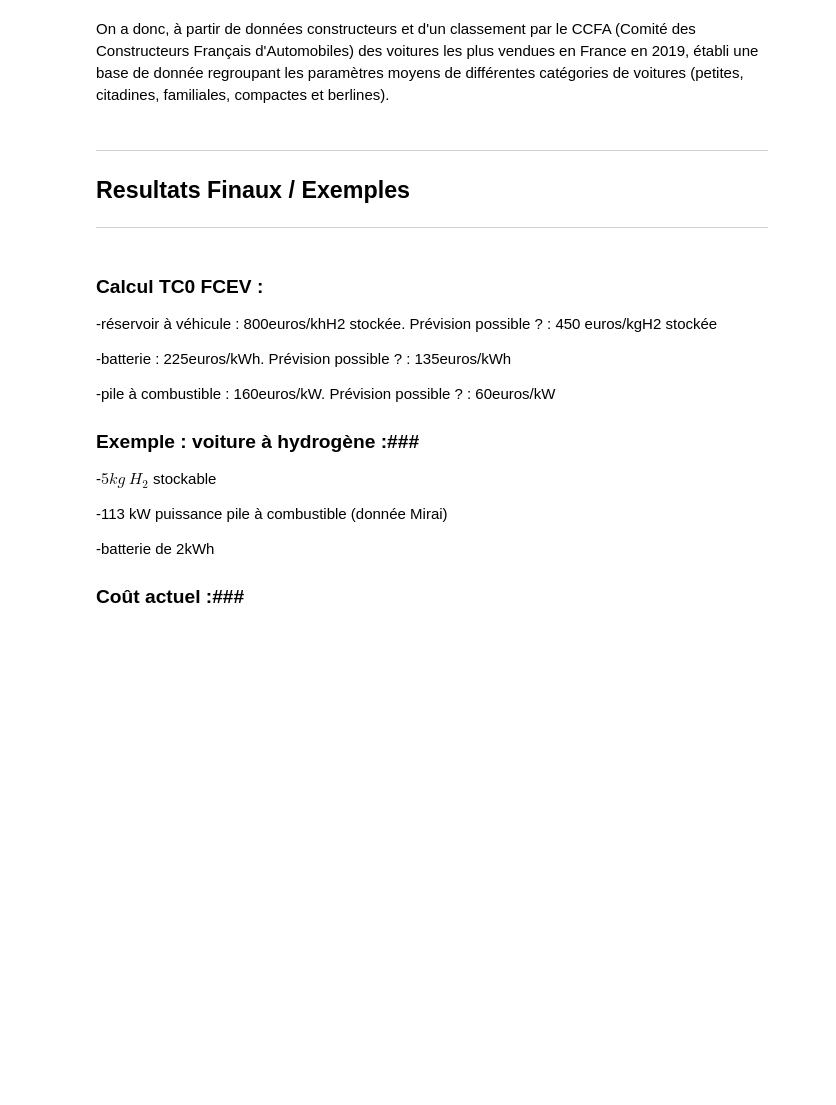
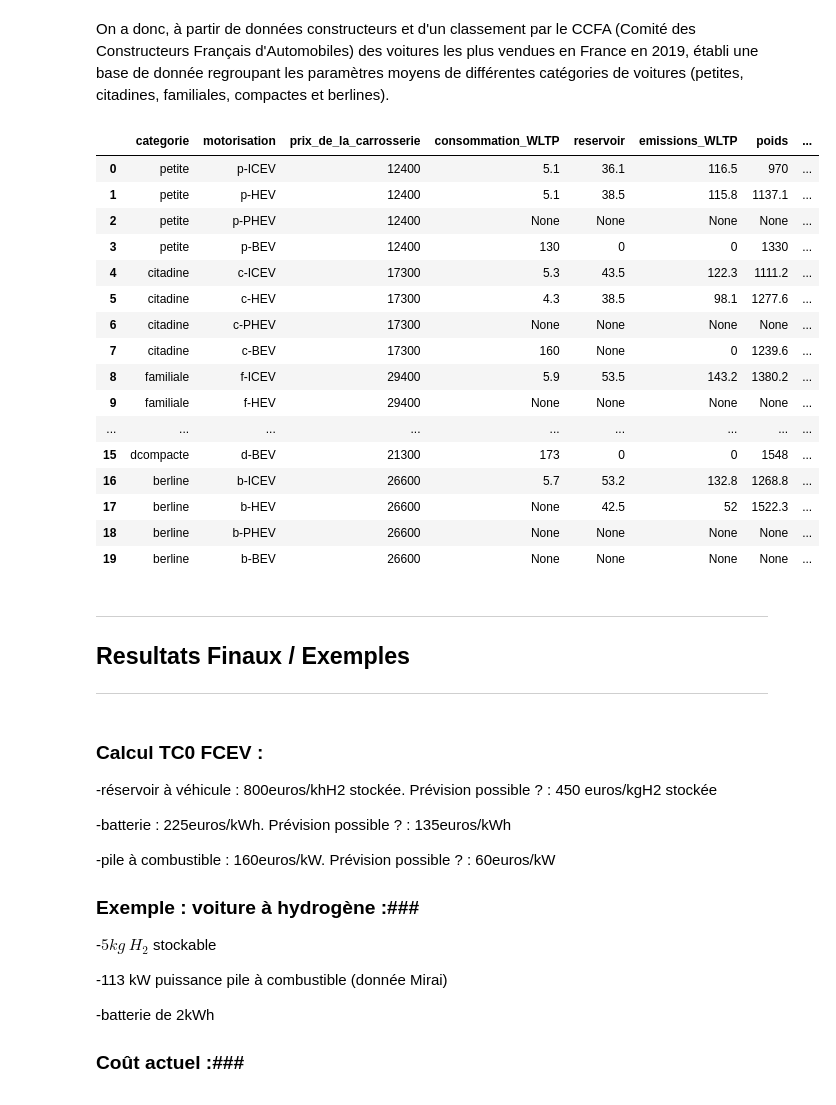
Before and after one commit to david-bretaud/MIG, a Jupyter notebook: support1.ipynb, the cells around one changed output. Cells and saved outputs as stored; diff of their text form; code cells hidden in the pictures; blank space fills up the shorter version.

```diff
--- a/support1.ipynb
+++ b/support1.ipynb
@@ -360,7 +361,25 @@ Concernant la consommation de carburant, elle dépend nécessairement du moteur
 # %% [markdown]
 On a donc, à partir de données constructeurs et d'un classement par le CCFA (Comité des Constructeurs Français d'Automobiles) des voitures les plus vendues en France en 2019, établi une base de donnée regroupant les paramètres moyens de différentes catégories de voitures (petites, citadines, familiales, compactes et berlines).
 # %%
-pd.read_csv('Classeur5.csv')
+pd.read_csv('base_voiture.csv')
+# %% [output]
+|  | categorie | motorisation | prix_de_la_carrosserie | consommation_WLTP | reservoir | emissions_WLTP | poids | ... |
+| 0 | petite | p-ICEV | 12400 | 5.1 | 36.1 | 116.5 | 970 | ... |
+| 1 | petite | p-HEV | 12400 | 5.1 | 38.5 | 115.8 | 1137.1 | ... |
+| 2 | petite | p-PHEV | 12400 | None | None | None | None | ... |
+| 3 | petite | p-BEV | 12400 | 130 | 0 | 0 | 1330 | ... |
+| 4 | citadine | c-ICEV | 17300 | 5.3 | 43.5 | 122.3 | 1111.2 | ... |
+| 5 | citadine | c-HEV | 17300 | 4.3 | 38.5 | 98.1 | 1277.6 | ... |
+| 6 | citadine | c-PHEV | 17300 | None | None | None | None | ... |
+| 7 | citadine | c-BEV | 17300 | 160 | None | 0 | 1239.6 | ... |
+| 8 | familiale | f-ICEV | 29400 | 5.9 | 53.5 | 143.2 | 1380.2 | ... |
+| 9 | familiale | f-HEV | 29400 | None | None | None | None | ... |
+| ... | ... | ... | ... | ... | ... | ... | ... | ... |
+| 15 | dcompacte | d-BEV | 21300 | 173 | 0 | 0 | 1548 | ... |
+| 16 | berline | b-ICEV | 26600 | 5.7 | 53.2 | 132.8 | 1268.8 | ... |
+| 17 | berline | b-HEV | 26600 | None | 42.5 | 52 | 1522.3 | ... |
+| 18 | berline | b-PHEV | 26600 | None | None | None | None | ... |
+| 19 | berline | b-BEV | 26600 | None | None | None | None | ... |
 # %% [markdown]
 ---
 ## Resultats Finaux / Exemples
```
Also changed, not shown: parts of 4 cells of this notebook, 2 other files.
